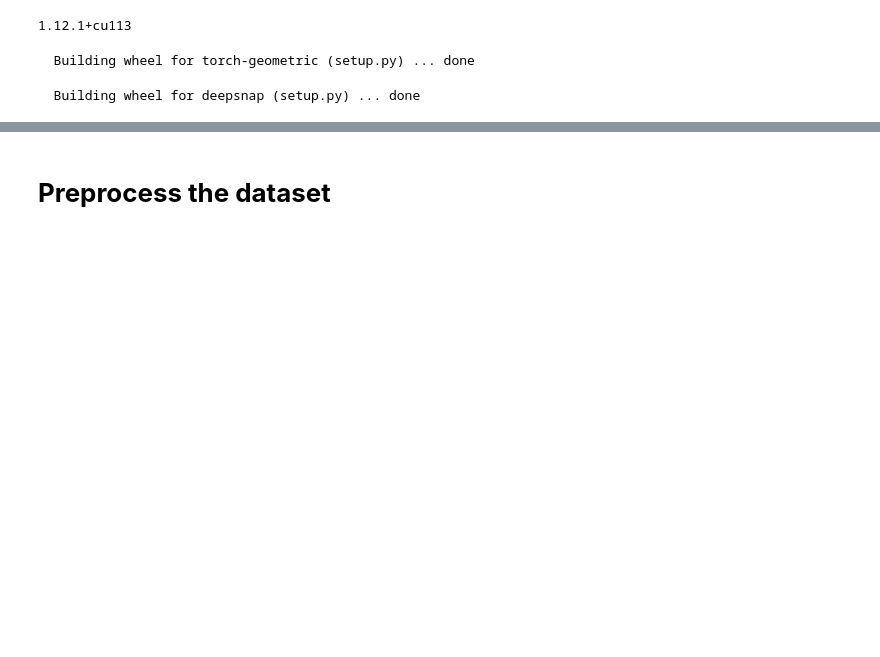
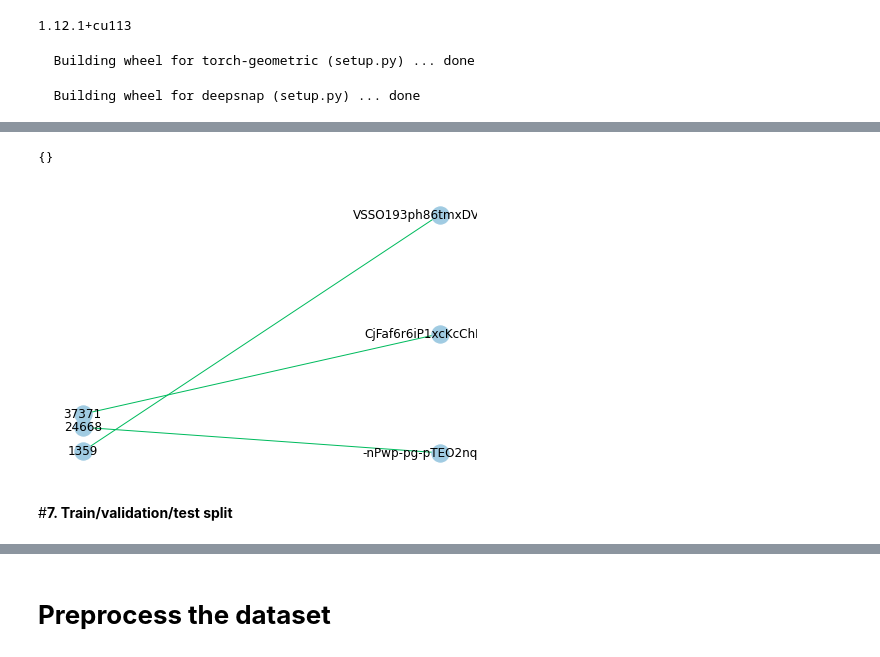
Before and after one commit to SravaniPrakki/TravelRecommendation_ML, a Jupyter notebook: GCN_Trip_Recommendation.ipynb, the cells around one changed output, grey strips where cells are left out. Saved outputs shown, nothing was run; the diff lists cells and outputs as text; code cells hidden in the pictures; blank space fills up the shorter version.

```diff
--- a/GCN_Trip_Recommendation.ipynb
+++ b/GCN_Trip_Recommendation.ipynb
@@ -233,0 +343,4 @@ user_path = './ml-latest-small/ratings.csv'
+# %%
+user_source=[]
+for i in range(3):
+ user_source.append(random.choice(list(user_mapping.values())))
@@ -233,0 +351,30 @@ user_path = './ml-latest-small/ratings.csv'
+# %%
+# Extract the ratings while extracting the edges from DF
+edges = [x for x in range(3)]
+
+B = nx.Graph()
+
+B.add_nodes_from(user_source, bipartite=0, label='user')
+B.add_nodes_from(review_target, bipartite=1, label='item')
+
+# Now assign the ratings correctly to edges
+for row in edges:
+    B.add_edge(user_source[row], review_target[row], rating='stars')
+
+#Now draw the edge labels using draw_netwokrx_edge_labels:
+
+left_or_top = df.index.unique()
+pos = nx.bipartite_layout(B, left_or_top)
+
+# Draw the graph
+nx.draw(B,pos,node_color='#A0CBE2',edge_color='#00bb5e',width=1,
+     edge_cmap=plt.cm.Blues,with_labels=True)
+
+# Get the edge labels for ratings
+edge_labels = nx.get_edge_attributes(B,'stars')
+
+# Draw the edge labels
+nx.draw_networkx_edge_labels(B, pos, edge_labels=edge_labels)
+# %% [output]
+{}
+[figure, added]
@@ -233,0 +412,2 @@ user_path = './ml-latest-small/ratings.csv'
+# %% [markdown]
+#**7. Train/validation/test split**
```
Also changed, not shown: parts of 73 cells of this notebook.
